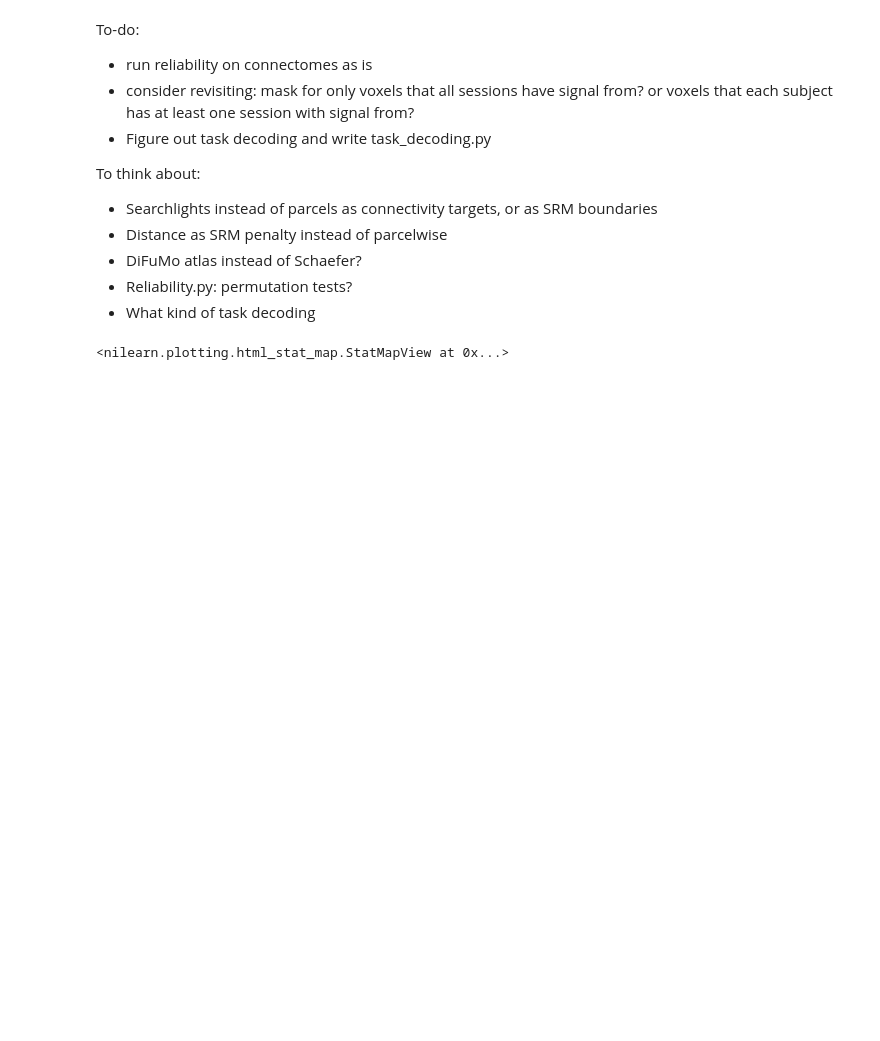
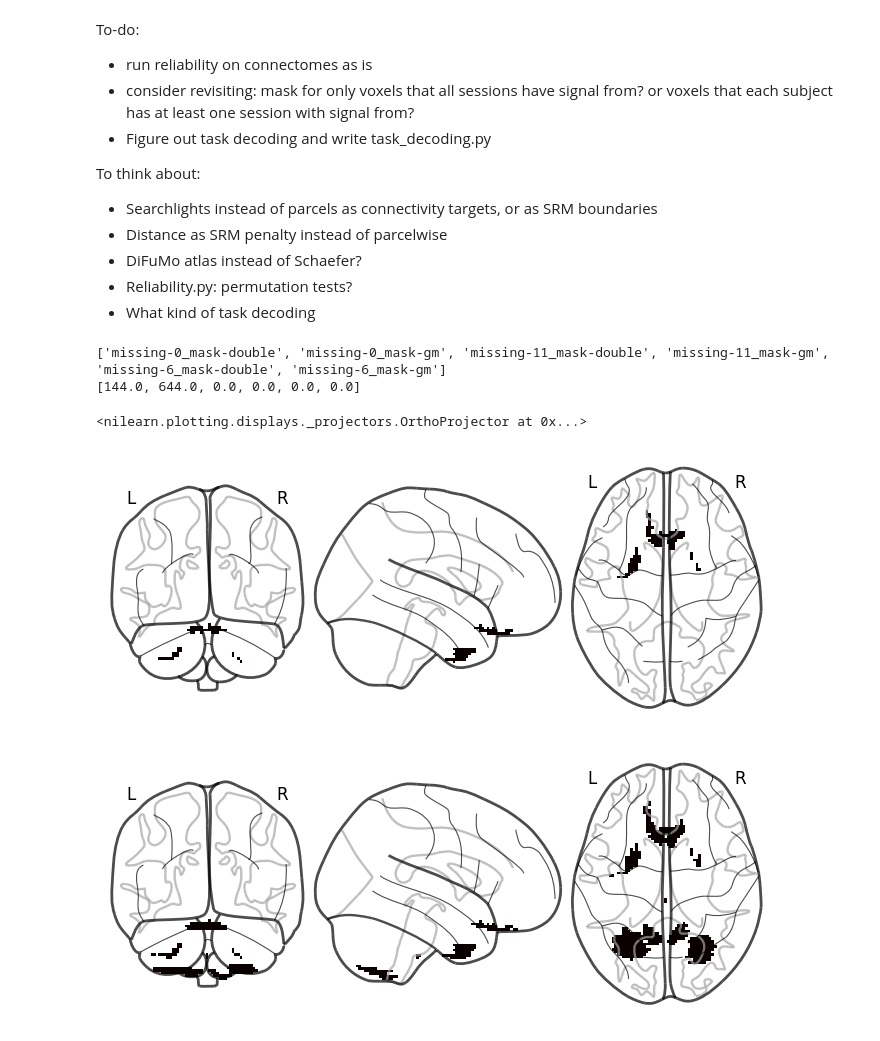
Before and after one commit to csiyer/network_functional_alignment, a Jupyter notebook: testing_notebook.ipynb, the cells around one changed output. Saved outputs shown, nothing was run; the diff lists cells and outputs as text; code cells hidden in the pictures; blank space fills up the shorter version.

```diff
--- a/testing_notebook.ipynb
+++ b/testing_notebook.ipynb
@@ -72,4 +18,0 @@ def get_missing_voxels(within_sub_missing_allowed=11, mask=''):
-# %%
-_, _, parcel_mask = get_parcellation(schaefer_n_rois = 400, resample_target = nib.load(files[0]))
-gm_mask = math_img('img >= 0.5', img=nib.load('data/templates/tpl-MNI152NLin2009cAsym_res-02_label-GM_probseg.nii.gz'))
-double_mask = math_img('img1 * img2', img1 = gm_mask, img2 = parcel_mask) # this will exclude the cerebellum (and probably other voxels)
@@ -86,4 +19,14 @@ test = get_missing_voxels(within_sub_missing_allowed = 11, mask = gm_mask)
-# %%
-view_img(parcel_mask)
-# %% [output]
-<nilearn.plotting.html_stat_map.StatMapView at 0x...>
+# %%
+affine = nib.load('data/rest/sub-s03_ses-01_task-rest_run-1_space-MNI_desc-optcomDenoised_bold.nii.gz').affine
+fnames = glob.glob('outputs/srm/missing*')
+print([f[12:-4] for f in fnames])
+files = [np.load(f).astype(float) for f in fnames]
+print([np.sum(f) for f in files])
+plot_glass_brain(nib.Nifti1Image(files[0], affine))
+plot_glass_brain(nib.Nifti1Image(files[1], affine))
+# %% [output]
+['missing-0_mask-double', 'missing-0_mask-gm', 'missing-11_mask-double', 'missing-11_mask-gm', 'missing-6_mask-double', 'missing-6_mask-gm']
+[144.0, 644.0, 0.0, 0.0, 0.0, 0.0]
+<nilearn.plotting.displays._projectors.OrthoProjector at 0x...>
+[figure, added]
+[figure, added]
```
Also changed, not shown: parts of 5 cells of this notebook, 8 other files.
